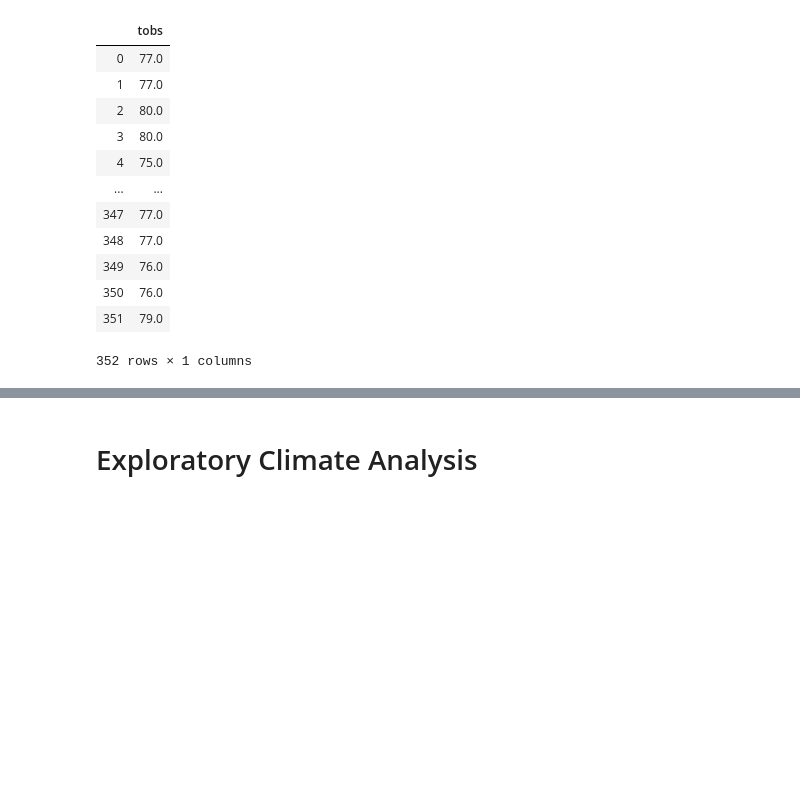
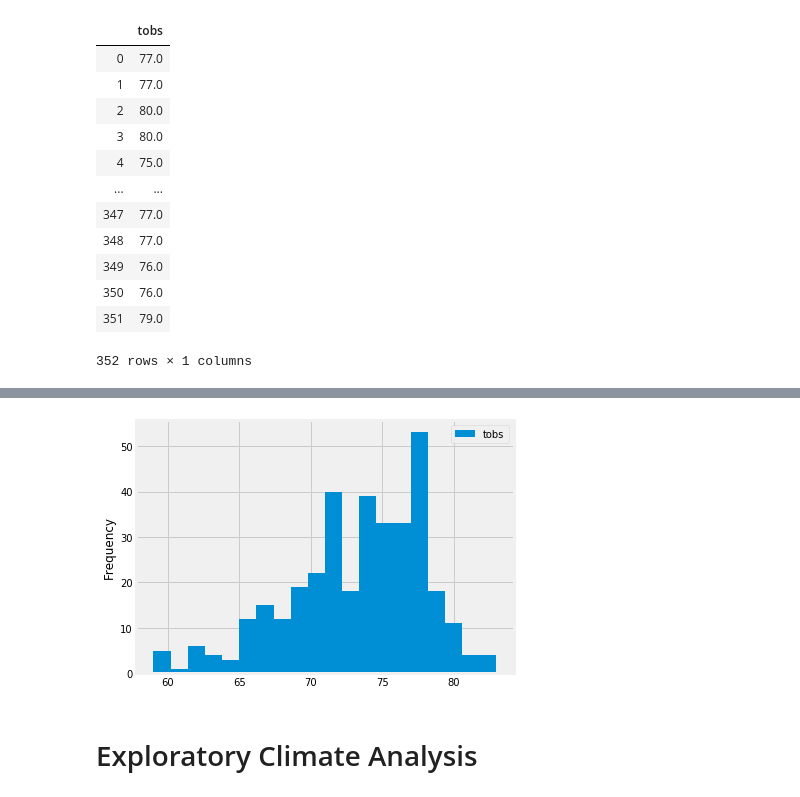
Before and after one commit to Ely-John/surf_up, a Jupyter notebook: climate_analysis.ipynb, the cells around one changed output, grey strips where cells are left out. Saved outputs shown, nothing was run; the diff lists cells and outputs as text; code cells hidden in the pictures; blank space fills up the shorter version.

```diff
--- a/climate_analysis.ipynb
+++ b/climate_analysis.ipynb
@@ -232,3 +234,8 @@ plt.tight_layout()
+# %%
+df.plot.hist(bins=20)
+plt.tight_layout()
+# %% [output]
+[figure, added]
 # %%
 # reflect an existing database into a new model
 
```
Also changed, not shown: parts of 3 cells of this notebook.
